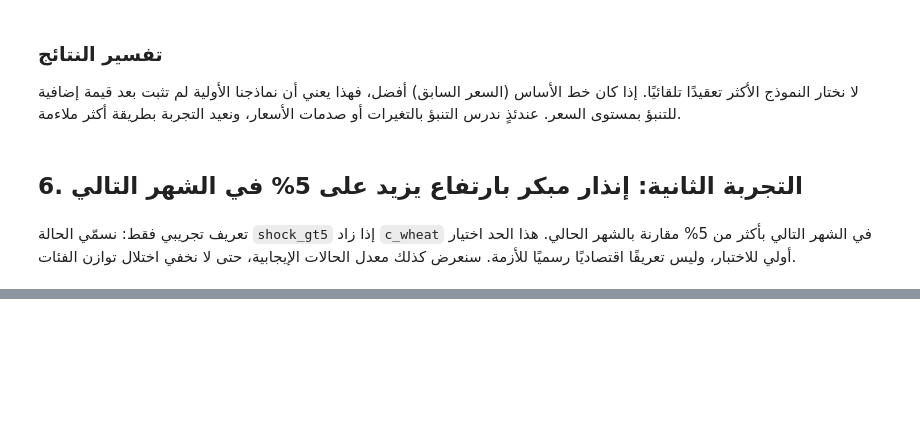
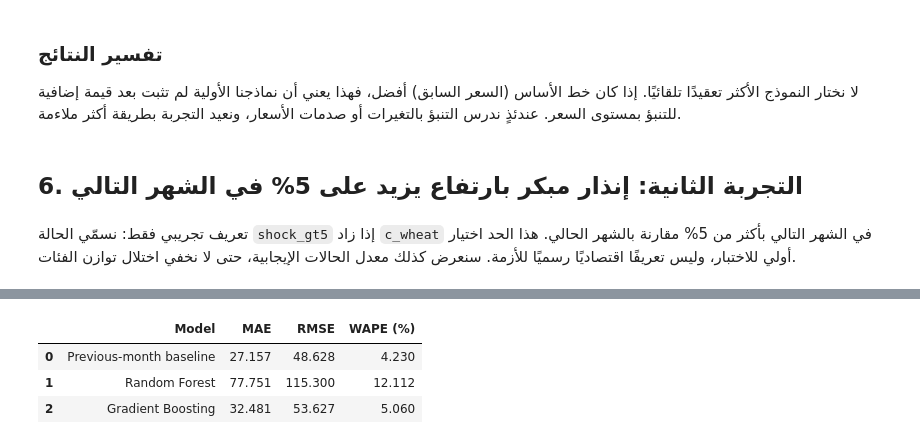
Before and after one commit to F13342/Yemen-MarketShield-AI, a Jupyter notebook: Yemen_MarketShield_Initial_Analysis.ipynb, the cells around one changed output, grey strips where cells are left out. Drawn from its saved outputs; the diff is of its cells as text; code cells hidden in the pictures; blank space fills up the shorter version.

```diff
--- a/Yemen_MarketShield_Initial_Analysis.ipynb
+++ b/Yemen_MarketShield_Initial_Analysis.ipynb
@@ -240,0 +476,88 @@ print(confusion_matrix(y_test,pred))
+# %%
+# Build a separate table; do not overwrite the original regression/classification variables.
+obs_data = merged.sort_values(["geo_id", "price_date"]).copy()
+lag_series_obs = [
+    "c_wheat", "c_wheat_flour", "c_rice", "c_sugar",
+    "c_exchange_rate_unofficial", "c_fuel_diesel",
+    "c_fuel_gas", "c_fuel_petrol_gasoline", "c_milling_cost_wheat",
+]
+for col in lag_series_obs:
+    if col in obs_data.columns:
+        for lag in (1, 2, 3, 12):
+            obs_data[f"{col}_lag{lag}"] = obs_data.groupby("geo_id")[col].shift(lag)
+
+obs_data["month_num"] = obs_data["price_date"].dt.month
+obs_data = obs_data.dropna(subset=["c_wheat", "c_wheat_lag1"]).copy()
+obs_features = [
+    f"{col}_lag{lag}"
+    for col in lag_series_obs
+    for lag in (1, 2, 3, 12)
+    if f"{col}_lag{lag}" in obs_data.columns
+] + ["month_num"]
+
+cutoff_obs = pd.Timestamp("2022-01-01")
+train_obs = obs_data[obs_data["price_date"] < cutoff_obs].copy()
+test_obs = obs_data[obs_data["price_date"] >= cutoff_obs].copy()
+
+predictions_obs = test_obs[["geo_id", "price_date", "c_wheat_lag1"]].copy()
+predictions_obs = predictions_obs.rename(columns={"c_wheat_lag1": "Previous-month baseline"})
+
+rf_obs = make_pipeline(
+    SimpleImputer(strategy="median"),
+    RandomForestRegressor(
+        n_estimators=300, min_samples_leaf=3, max_features=0.8,
+        random_state=42, n_jobs=-1,
+    ),
+)
+rf_obs.fit(train_obs[obs_features], train_obs["c_wheat"])
+predictions_obs["Random Forest"] = rf_obs.predict(test_obs[obs_features])
+
+obs_data["delta_target"] = obs_data["c_wheat"] - obs_data["c_wheat_lag1"]
+train_gb_obs = obs_data[
+    (obs_data["price_date"] < cutoff_obs) & obs_data["delta_target"].notna()
+].copy()
+test_gb_obs = obs_data[
+    (obs_data["price_date"] >= cutoff_obs) & obs_data["delta_target"].notna()
+].copy()
+
+gb_obs = make_pipeline(
+    SimpleImputer(strategy="median"),
+    GradientBoostingRegressor(
+        n_estimators=250, learning_rate=0.03, max_depth=2,
+        loss="huber", random_state=42,
+    ),
+)
+gb_obs.fit(train_gb_obs[obs_features], train_gb_obs["delta_target"])
+gb_prediction_obs = (
+    test_gb_obs["c_wheat_lag1"].to_numpy()
+    + gb_obs.predict(test_gb_obs[obs_features])
+)
+gb_frame_obs = test_gb_obs[["geo_id", "price_date"]].copy()
+gb_frame_obs["Gradient Boosting"] = gb_prediction_obs
+predictions_obs = predictions_obs.merge(
+    gb_frame_obs, on=["geo_id", "price_date"], how="left", validate="one_to_one"
+)
+
+available_wheat_test = test_obs.loc[
+    test_obs["wheat"].notna(), ["geo_id", "price_date", "mkt_name", "wheat"]
+].copy()
+evaluation_obs = available_wheat_test.merge(
+    predictions_obs, on=["geo_id", "price_date"], how="left", validate="one_to_one"
+)
+print("Test period:", test_obs["price_date"].min().date(), "to", test_obs["price_date"].max().date())
+print("Test rows:", len(test_obs))
+print("Rows with wheat values:", len(evaluation_obs))
+print("Coverage in test (%):", round(100 * len(evaluation_obs) / len(test_obs), 2))
+
+observed_rows_results = []
+for model_name in ["Previous-month baseline", "Random Forest", "Gradient Boosting"]:
+    y_true = evaluation_obs["wheat"].to_numpy()
+    y_pred = evaluation_obs[model_name].to_numpy()
+    observed_rows_results.append({
+        "Model": model_name,
+        "MAE": mean_absolute_error(y_true, y_pred),
+        "RMSE": mean_squared_error(y_true, y_pred) ** 0.5,
+        "WAPE (%)": np.abs(y_true - y_pred).sum() / np.abs(y_true).sum() * 100,
+    })
+display(pd.DataFrame(observed_rows_results).round(3))
+# %% [output]
@@ -240,0 +568,4 @@ print(confusion_matrix(y_test,pred))
+|  | Model | MAE | RMSE | WAPE (%) |
+| 0 | Previous-month baseline | 27.157 | 48.628 | 4.230 |
+| 1 | Random Forest | 77.751 | 115.300 | 12.112 |
+| 2 | Gradient Boosting | 32.481 | 53.627 | 5.060 |
```
Also changed, not shown: parts of 21 cells of this notebook, 2 other files.
